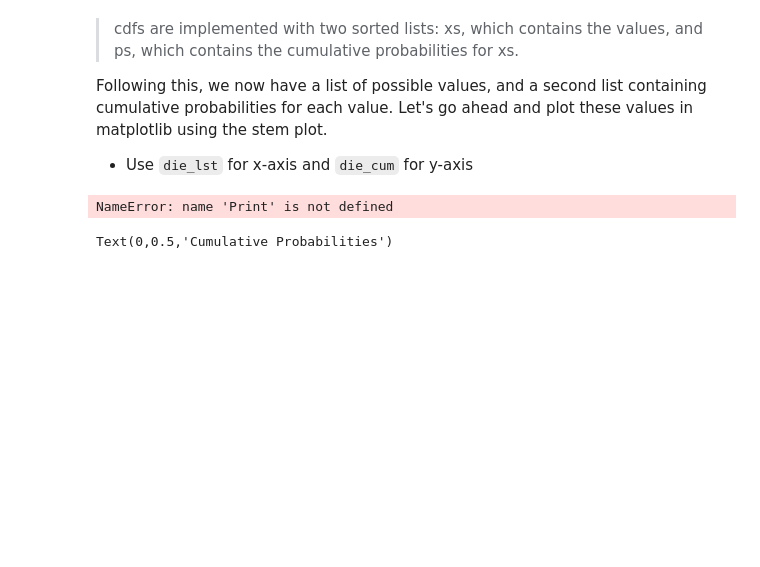
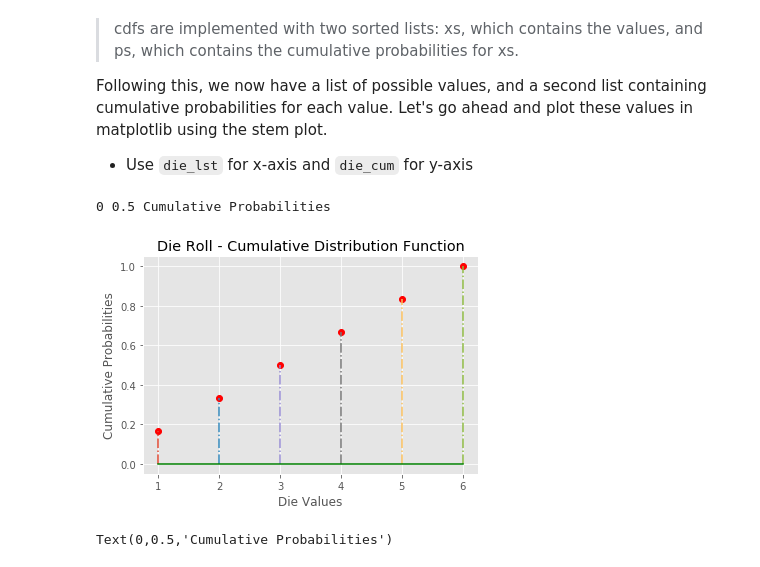
Before and after one commit to utaveras/dsc-0-09-09-distributions-cdf-lab-nyc-ds-career-031119, a Jupyter notebook: index.ipynb, the cells around one changed output. Drawn from its saved outputs; the diff is of its cells as text; code cells hidden in the pictures; blank space fills up the shorter version.

```diff
--- a/index.ipynb
+++ b/index.ipynb
@@ -71,17 +71,18 @@ Following this, we now have a list of possible values, and a second list contain
 # %%
 # Plot pmfs side by side
 import matplotlib.pyplot as plt
 %matplotlib inline
 plt.style.use('ggplot')
 
-rint(0, 0.5, "Cumulative Probabilities")
+print([0, 0.5, "Cumulative Probabilities"])
 plt.stem(die_lst, die_cum, '-.', 'ro', 'g-')
 plt.xlabel("Die Values")
 plt.ylabel("Cumulative Probabilities")
 plt.title ("Die Roll - Cumulative Distribution Function")
 plt.show()
 # %% [output]
-NameError: name 'Print' is not defined
+0 0.5 Cumulative Probabilities
+[figure, added]
 # %%
 # Plot pmfs side by side
 import matplotlib.pyplot as plt
```
